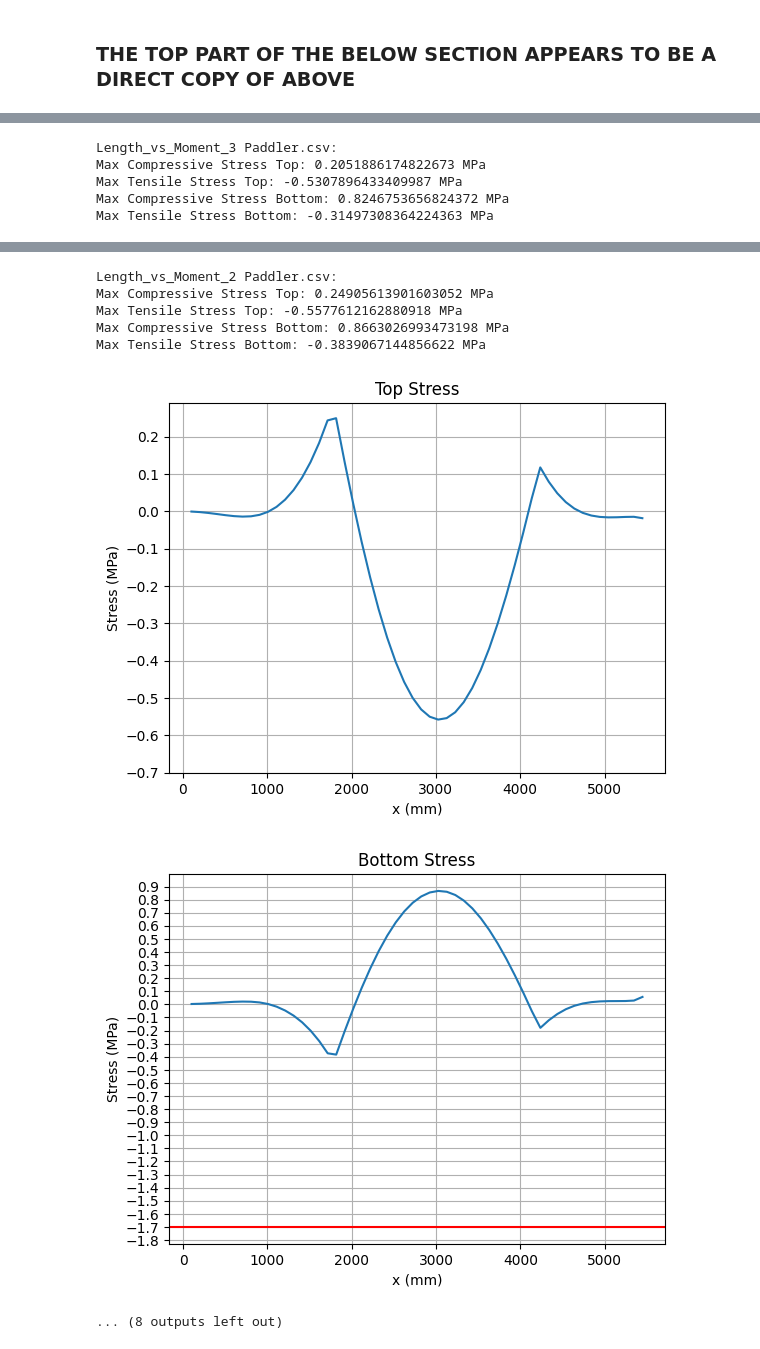
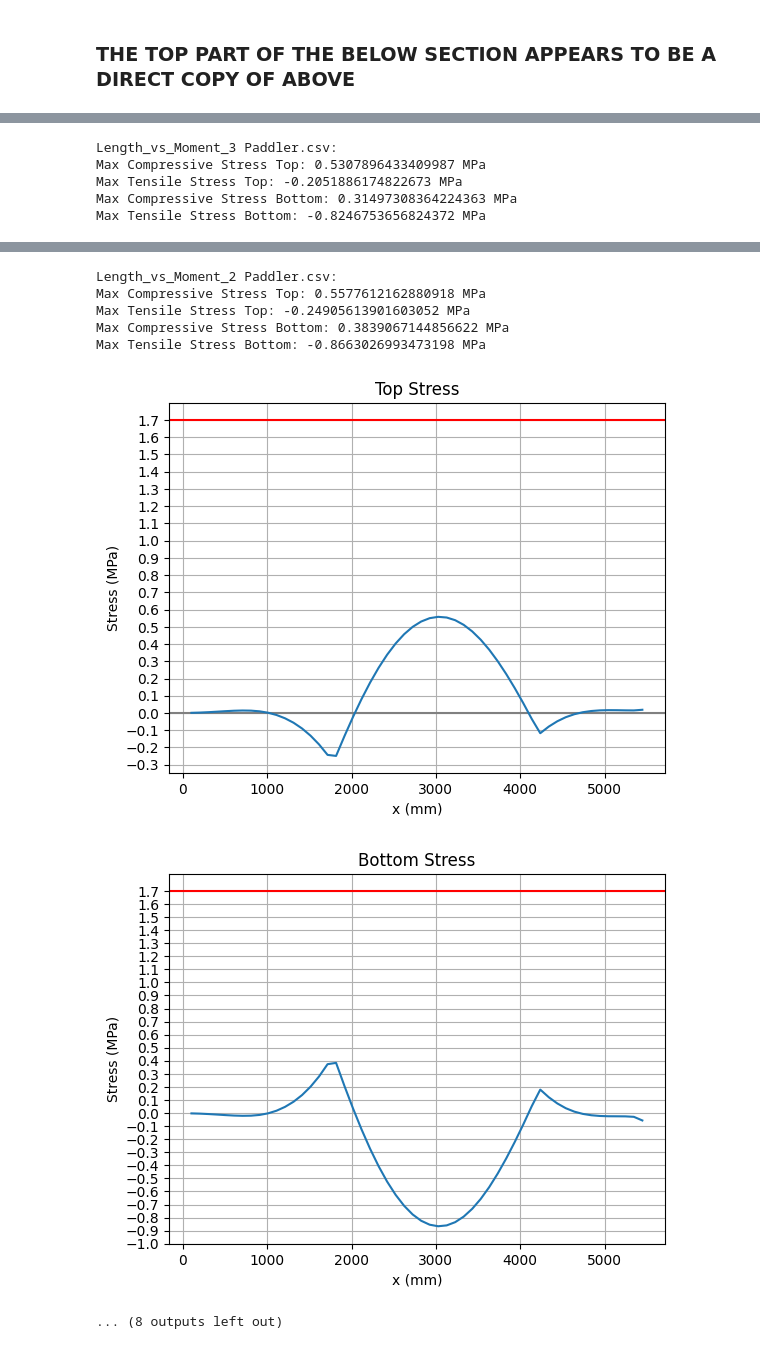
Before and after one commit to UWaterlooConcreteCanoe/Structural_Analysis, a Jupyter notebook: Flexural Stress.ipynb, the cells around one changed output, grey strips where cells are left out. Cells and saved outputs as stored; diff of their text form; code cells hidden in the pictures.

Commit message:
CHANGE FLEXURAL STRESS SIGN CONVENTION

```diff
--- a/Flexural Stress.ipynb
+++ b/Flexural Stress.ipynb
@@ -375,8 +375,8 @@ for input_file in moment_files:
         # print(I)
 
         # Calculate Stress and Resistance from the top and bottom
-        stress_top = value*(y_bar_top/1000)/I
-        stress_bottom = value*(y_bar_bottom/1000)/I
+        stress_top = -value*(y_bar_top/1000)/I
+        stress_bottom = -value*(y_bar_bottom/1000)/I
 
         # print(stress_top)
         # print(stress_bottom)
@@ -407,20 +407,22 @@ for input_file in moment_files:
     print("Max Tensile Stress Bottom:", min(stressBottomArray), "MPa")
 
     # Plot top and bottom stress for each load case
+    plt.axhline(y = 0, color = 'gray')
     plt.plot(stations_mm, stressTopArray)
-    # plt.axhline(y = -1, color = 'r', linestyle = '-')
+    plt.axhline(y = cv.tensile_strength, color = 'r', linestyle = '-')
     plt.title('Top Stress')
     plt.xlabel('x (mm)')
-    plt.yticks(np.arange(round(min(stressTopArray), 1) - 0.1,round(max(stressTopArray), 1) + 0.1,0.1))
+    plt.yticks(np.arange(round(min(stressTopArray), 1) - 0.1,round(cv.tensile_strength, 1) + 0.1,0.1))
     plt.ylabel('Stress (MPa)')
     plt.grid()
     plt.show()
 
+    plt.axhline(y = 0, color = 'gray')
     plt.plot(stations_mm, stressBottomArray)
-    plt.axhline(y = -cv.tensile_strength, color = 'r', linestyle = '-')
+    plt.axhline(y = cv.tensile_strength, color = 'r', linestyle = '-')
     plt.title('Bottom Stress')
     plt.xlabel('x (mm)')
-    plt.yticks(np.arange(round(-cv.tensile_strength, 1) - 0.1,round(max(stressBottomArray), 1) + 0.1,0.1))
+    plt.yticks(np.arange(round(min(stressBottomArray), 1) - 0.1,round(cv.tensile_strength, 1) + 0.1,0.1))
     plt.ylabel('Stress (MPa)')
     plt.grid()
     plt.show()
@@ -454,28 +456,28 @@ for input_file in moment_files:
 
 CASE_NAMES = ["Swamp", "4 Paddler", "3 Paddler Female", "2 Paddler Male", "Display Stand"]
 
-plt.axhline(y = -cv.tensile_strength, color = 'r', linestyle = '-')
+#plt.axhline(y = cv.tensile_strength, color = 'r', linestyle = '-')
 
 for i in range(len(stressTopByCase)):
     plt.plot(stations_mm, stressTopByCase[i], label=CASE_NAMES[i])
 
 plt.title('Top Stress')
 plt.xlabel('x (mm)')
-plt.yticks(np.arange(round(min(min(np.array(stressTopByCase).flatten()), -cv.tensile_strength), 1) - 0.1,round(max(np.array(stressTopByCase).flatten()), 1) + 0.1,0.1))
+#plt.yticks(np.arange(round(min(min(np.array(stressTopByCase).flatten()), cv.tensile_strength), 1) - 0.1,round(max(np.array(stressTopByCase).flatten()), 1) + 0.1,0.1))
 plt.ylabel('Stress (MPa)')
 plt.grid()
 plt.legend()
 plt.show()
 
 
-plt.axhline(y = -cv.tensile_strength, color = 'r', linestyle = '-')
+#plt.axhline(y = cv.tensile_strength, color = 'r', linestyle = '-')
 
 for i in range(len(stressBottomByCase)):
     plt.plot(stations_mm, stressBottomByCase[i], label=CASE_NAMES[i])
 
 plt.title('Bottom Stress')
 plt.xlabel('x (mm)')
-plt.yticks(np.arange(round(min(min(np.array(stressBottomByCase).flatten()), -cv.tensile_strength), 1) - 0.1,round(max(np.array(stressBottomByCase).flatten()), 1) + 0.1,0.1))
+#plt.yticks(np.arange(round(min(min(np.array(stressBottomByCase).flatten()), cv.tensile_strength), 1) - 0.1,round(max(np.array(stressBottomByCase).flatten()), 1) + 0.1,0.1))
 plt.grid()
 plt.legend()
 plt.show()
@@ -577,11 +579,11 @@ for input_file in input_files:
         I = I + I_i
 
 
-    stress_top = value*(y_bar_top/1000)/I
-    stress_bottom = value*(y_bar_bottom/1000)/I
+    stress_top = -value*(y_bar_top/1000)/I
+    stress_bottom = -value*(y_bar_bottom/1000)/I
 
-    resistance_top = compressive_strength * I / (y_bar_top/1000) * 10**6  # Nm
-    resistance_bottom = compressive_strength * I / (y_bar_bottom/1000) * 10**6  # Nm
+    resistance_top = tensile_strength * I / (y_bar_top/1000) * 10**6  # Nm
+    resistance_bottom = tensile_strength * I / (y_bar_bottom/1000) * 10**6  # Nm
 
     print('Tensile Flexural Stress = ', stress_top/10**6, ' MPa')
     print('Compressive Flexural Stress = ', stress_bottom/10**6, ' MPa')
@@ -614,5 +616,5 @@ Max Tensile Stress Bottom: -0.6168106280874366 MPa
 Length_vs_Moment_3 Paddler.csv:
-Max Compressive Stress Top: 0.2051886174822673 MPa
-Max Tensile Stress Top: -0.5307896433409987 MPa
-Max Compressive Stress Bottom: 0.8246753656824372 MPa
-Max Tensile Stress Bottom: -0.31497308364224363 MPa
+Max Compressive Stress Top: 0.5307896433409987 MPa
+Max Tensile Stress Top: -0.2051886174822673 MPa
+Max Compressive Stress Bottom: 0.31497308364224363 MPa
+Max Tensile Stress Bottom: -0.8246753656824372 MPa
@@ -621,10 +623,10 @@ Max Tensile Stress Bottom: -0.31497308364224363 MPa
 Length_vs_Moment_2 Paddler.csv:
-Max Compressive Stress Top: 0.24905613901603052 MPa
-Max Tensile Stress Top: -0.5577612162880918 MPa
-Max Compressive Stress Bottom: 0.8663026993473198 MPa
-Max Tensile Stress Bottom: -0.3839067144856622 MPa
+Max Compressive Stress Top: 0.5577612162880918 MPa
+Max Tensile Stress Top: -0.24905613901603052 MPa
+Max Compressive Stress Bottom: 0.3839067144856622 MPa
+Max Tensile Stress Bottom: -0.8663026993473198 MPa
-[figure, old version]
+[figure, new version]
-[figure, old version]
+[figure, new version]
 ... (8 outputs left out)
 # %%
 # Negative moment - This has to be fixed
```
Also changed, not shown: parts of 2 cells of this notebook, 8 other files.
